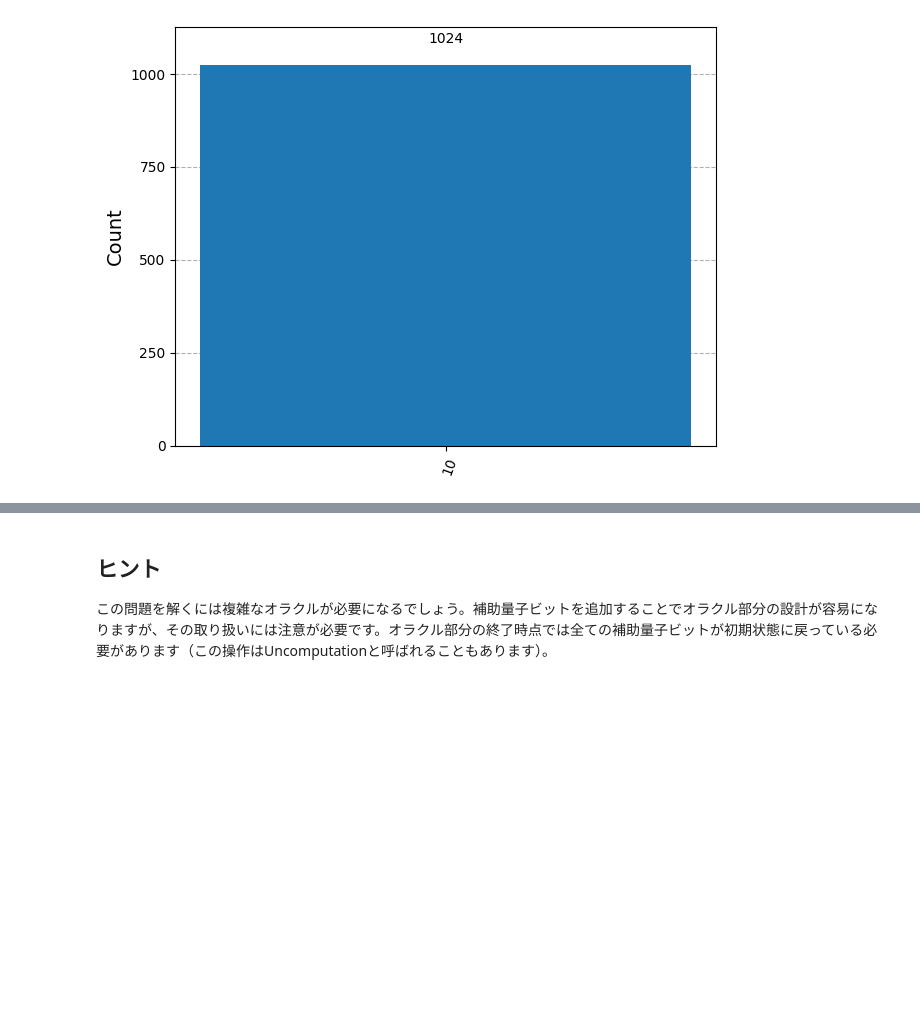
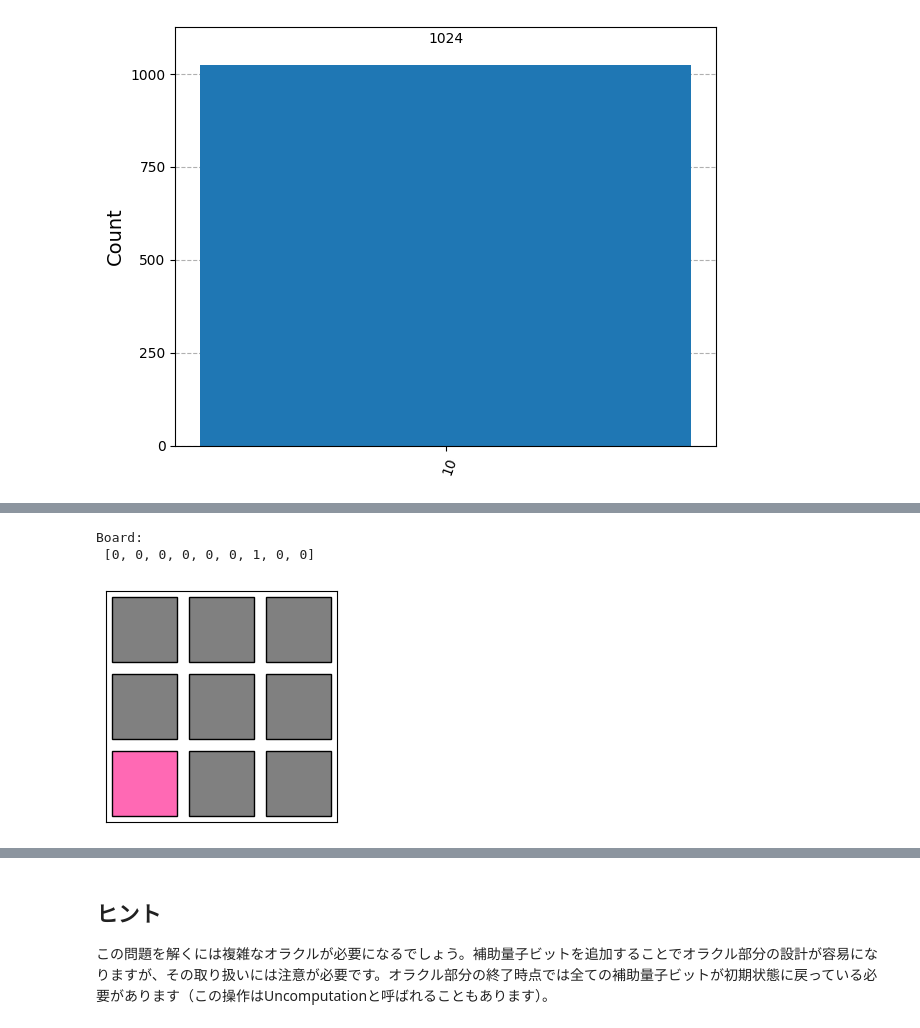
Before and after one commit to parton-quark/QuantumComputing1A, a Jupyter notebook: 20250501_Basics3.ipynb, the cells around one changed output, grey strips where cells are left out. Drawn from its saved outputs; the diff is of its cells as text; code cells hidden in the pictures; blank space fills up the shorter version.

```diff
--- a/20250501_Basics3.ipynb
+++ b/20250501_Basics3.ipynb
@@ -193,0 +172,9 @@ Board:
+# %%
+# 10
+move = [1, 0, 0, 1, 0, 0, 1, 0, 0]  # ボタンを押すパターン
+push_board = apply_move(random_board, move)
+visualize_lights_out(random_board)
+# %% [output]
+Board:
+ [0, 0, 0, 0, 0, 0, 1, 0, 0]
+[figure, added]
```
Also changed, not shown: parts of 17 cells of this notebook.
